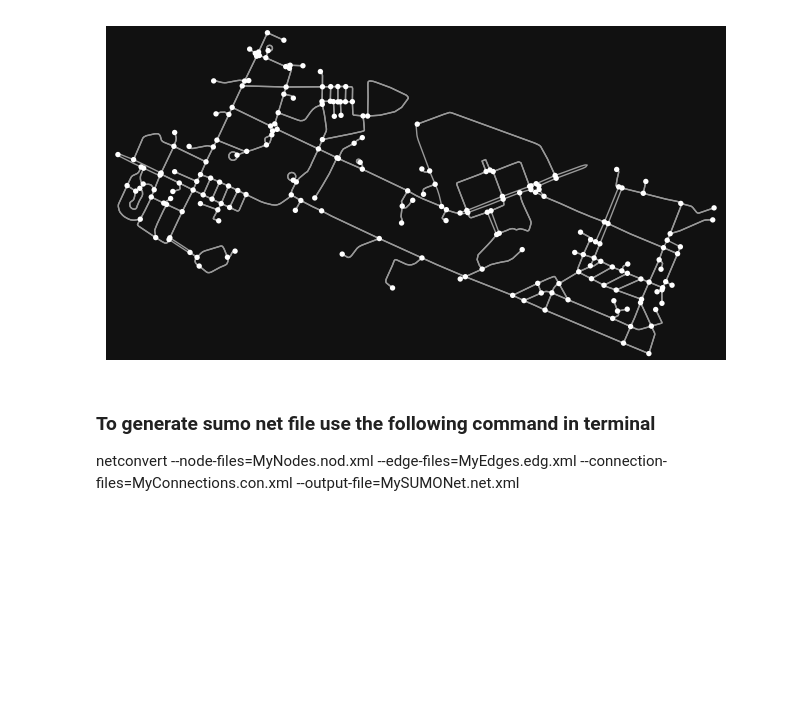
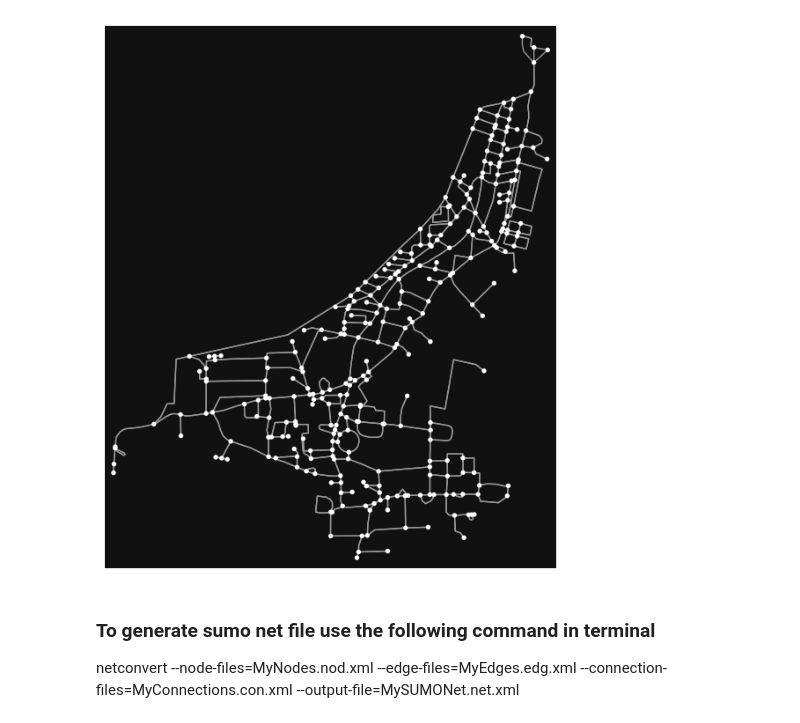
Before and after one commit to Vishwajeetiitb/mrpp_iot, a Jupyter notebook: scripts/generate_graphs/test.ipynb, the cells around one changed output. Saved outputs shown, nothing was run; the diff lists cells and outputs as text; code cells hidden in the pictures; blank space fills up the shorter version.

Commit message:
plots

```diff
--- a/scripts/generate_graphs/test.ipynb
+++ b/scripts/generate_graphs/test.ipynb
@@ -6,34 +6,34 @@ import osmnx as ox
 import networkx as nx
 import rospkg
 # %%
-graph_name = "iit_delhi"
+graph_name = "iit_bombay"
 # G = ox.graph_from_bbox(28.552709, 28.535328, 77.202061, 77.177380, network_type = 'drive')
-G = ox.graph_from_place('IIT Delhi;IITD',network_type='bike')
+G = ox.graph_from_place('IIT Bombay',network_type='bike')
 ox.plot_graph(G)
 lats = []
 longs = []
 for n in G.nodes():
     lats.append(G.nodes[n]['y'])
     longs.append(G.nodes[n]['x'])
 
 min_lat = min(lats)
 max_lat = max(lats)
 min_long = min(longs)
 max_long = max(longs)
 
 center = [0.5 * (max_long + min_long), 0.5 * (max_lat + min_lat)]
 utm_zone = 1 + math.floor((float(center[0]) + 180)/6)
 hemisphere = 'south' if center[1] < 0 else 'north'
 
 projstr = "+proj=utm {} +zone={} +lon_0={} +lat_0={} +x_0=0 +y_0-=0 +ellps=WGS84 +units=m +no_defs".format(hemisphere, utm_zone, center[0], center[1])
 projection = pyproj.Proj(projstr)
 
 min_x, min_y = projection(min_long, min_lat)
 max_x, max_y = projection(max_long, max_lat)
 
 offset = [0.5 * (max_x + min_x), 0.5 * (max_y + min_y)]
 # %% [output]
-[figure, old version]
+[figure, new version]
 # %%
 G_nx = nx.DiGraph()
 G_nx.add_nodes_from(G.nodes())
```
Also changed, not shown: parts of 1 cell of this notebook, 9 other files.
